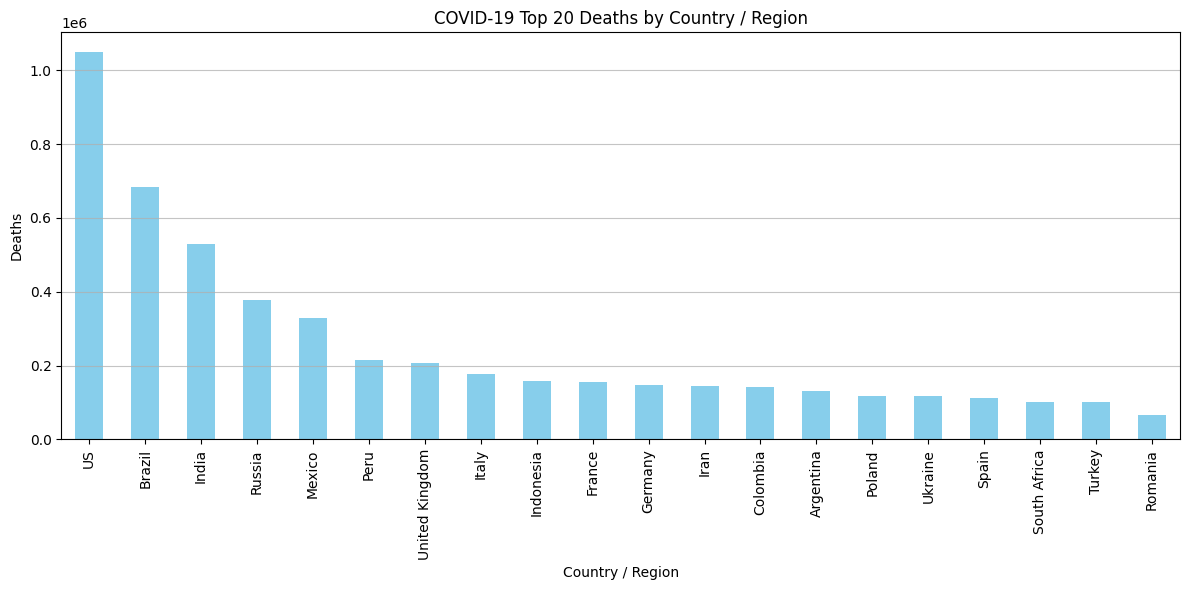
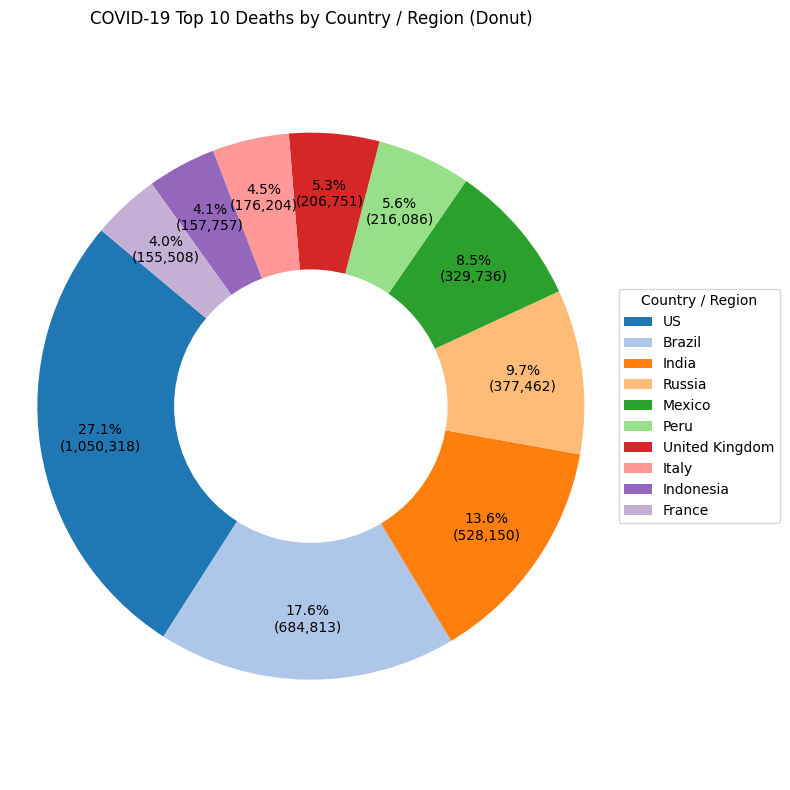
The change to this notebook cell's code, shown as a diff; its figure went from the first image to the second:
--- before
+++ after
@@ -9,12 +9,28 @@
 # aggregate into a DataFrame and sort properly
 agg_deaths = df.groupby(region_col, as_index=False).agg({'Deaths': 'sum'})
-top = agg_deaths.sort_values(by='Deaths', ascending=False).head(20)
+# --- replaced bar chart with donut chart ---
+# choose top 10 for a clearer donut visualization
+top = agg_deaths.sort_values(by='Deaths', ascending=False).head(10)
+labels = top[region_col].tolist()
+sizes = top['Deaths'].tolist()
 
-ax = top.plot(kind='bar', x=region_col, y='Deaths', color='skyblue', figsize=(12, 6), legend=False)
-ax.set_title('COVID-19 Top 20 Deaths by Country / Region')
-ax.set_xlabel('Country / Region')
-ax.set_ylabel('Deaths')
-plt.xticks(rotation=90)
-plt.grid(axis='y', alpha=0.75)
+fig, ax = plt.subplots(figsize=(8, 8))
+# pie chart
+wedges, texts, autotexts = ax.pie(
+    sizes,
+    labels=None,
+    autopct=lambda pct: f"{pct:.1f}%\n({int(round(pct/100.0*sum(sizes))):,})",
+    startangle=140,
+    pctdistance=0.78,
+    colors=plt.get_cmap('tab20').colors
+)
+# draw center circle to make it a donut
+centre_circle = plt.Circle((0, 0), 0.50, fc='white')
+ax.add_artist(centre_circle)
+
+# legend with labels
+ax.legend(wedges, labels, title='Country / Region', loc='center left', bbox_to_anchor=(1, 0, 0.5, 1))
+ax.set_title('COVID-19 Top 10 Deaths by Country / Region (Donut)')
+ax.axis('equal')  # Equal aspect ratio ensures that pie is drawn as a circle.
 plt.tight_layout()
 plt.show()

Commit: changed bar graph to donut graph